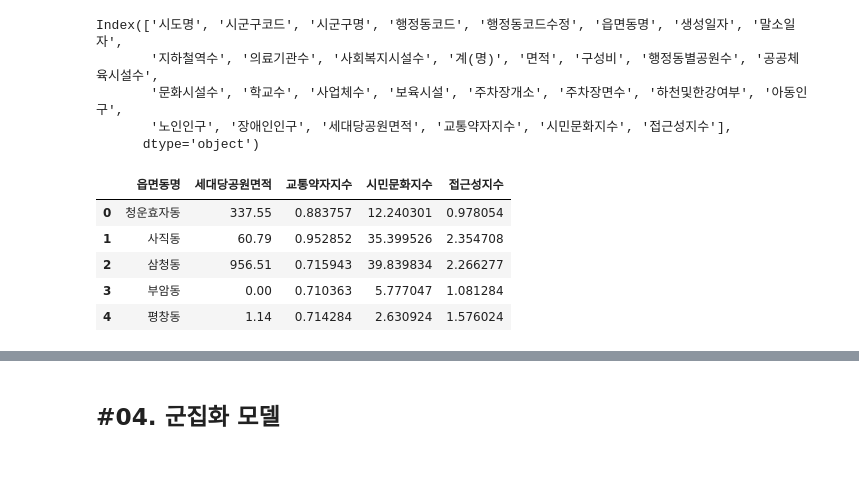
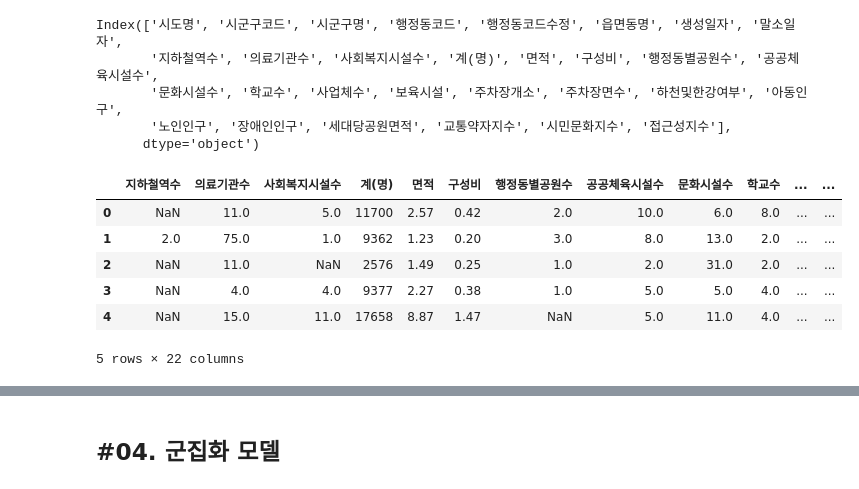
Before and after one commit to jaekim3220/finalproject, a Jupyter notebook: 지수클러스터링/군집2.ipynb, the cells around one changed output, grey strips where cells are left out. Cells and saved outputs as stored; diff of their text form; code cells hidden in the pictures.

```diff
--- a/지수클러스터링/군집2.ipynb
+++ b/지수클러스터링/군집2.ipynb
@@ -48,16 +52,17 @@ Index(['시도명', '시군구코드', '시군구명', '행정동코드', '행
        '문화시설수', '학교수', '사업체수', '보육시설', '주차장개소', '주차장면수', '하천및한강여부', '아동인구',
        '노인인구', '장애인인구', '세대당공원면적', '교통약자지수', '시민문화지수', '접근성지수'],
       dtype='object')
-# %%
-tmp = origin.filter(['읍면동명', '세대당공원면적', '교통약자지수', '시민문화지수', '접근성지수'])
-tmp.head()
-# %% [output]
-|  | 읍면동명 | 세대당공원면적 | 교통약자지수 | 시민문화지수 | 접근성지수 |
-| 0 | 청운효자동 | 337.55 | 0.883757 | 12.240301 | 0.978054 |
-| 1 | 사직동 | 60.79 | 0.952852 | 35.399526 | 2.354708 |
-| 2 | 삼청동 | 956.51 | 0.715943 | 39.839834 | 2.266277 |
-| 3 | 부암동 | 0.00 | 0.710363 | 5.777047 | 1.081284 |
-| 4 | 평창동 | 1.14 | 0.714284 | 2.630924 | 1.576024 |
+# %%
+tmp = origin.drop(['시도명','시군구코드','시군구명','행정동코드','읍면동명', '행정동코드수정', '읍면동명', '생성일자', '말소일자'], axis=1)
+tmp.head()
+# %% [output]
+|  | 지하철역수 | 의료기관수 | 사회복지시설수 | 계(명) | 면적 | 구성비 | 행정동별공원수 | 공공체육시설수 | 문화시설수 | 학교수 | ... | ... |
+| 0 | NaN | 11.0 | 5.0 | 11700 | 2.57 | 0.42 | 2.0 | 10.0 | 6.0 | 8.0 | ... | ... |
+| 1 | 2.0 | 75.0 | 1.0 | 9362 | 1.23 | 0.20 | 3.0 | 8.0 | 13.0 | 2.0 | ... | ... |
+| 2 | NaN | 11.0 | NaN | 2576 | 1.49 | 0.25 | 1.0 | 2.0 | 31.0 | 2.0 | ... | ... |
+| 3 | NaN | 4.0 | 4.0 | 9377 | 2.27 | 0.38 | 1.0 | 5.0 | 5.0 | 4.0 | ... | ... |
+| 4 | NaN | 15.0 | 11.0 | 17658 | 8.87 | 1.47 | NaN | 5.0 | 11.0 | 4.0 | ... | ... |
+5 rows × 22 columns
 # %%
 tmp.isnull().sum()
 # %% [output]
```
Also changed, not shown: parts of 15 cells of this notebook, 1 other file.
